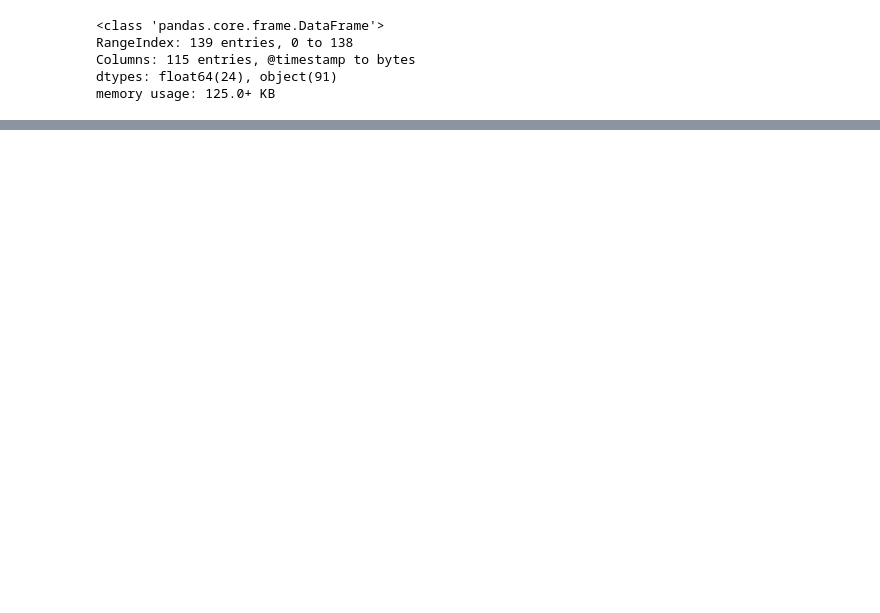
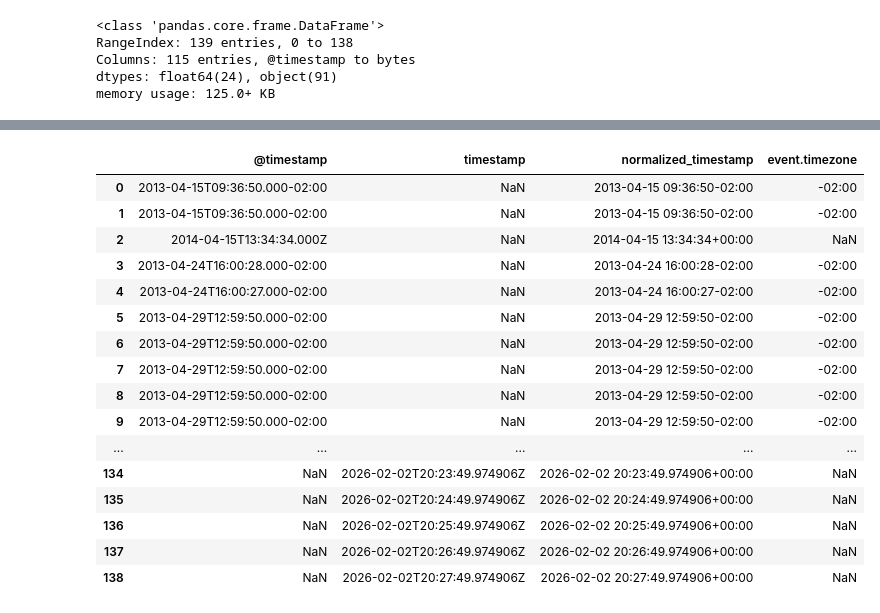
Before and after one commit to SSaquif/CST8801_Lab_2_Firewall_Log_Analytics, a Jupyter notebook: firewall_log_analysis.ipynb, the cells around one changed output, grey strips where cells are left out. Saved outputs shown, nothing was run; the diff lists cells and outputs as text; code cells hidden in the pictures; blank space fills up the shorter version.

```diff
--- a/firewall_log_analysis.ipynb
+++ b/firewall_log_analysis.ipynb
@@ -55,0 +78,33 @@ else:
+# %%
+
+# Normalize timestamp: use '@timestamp' if present, else 'timestamp', else NaN
+import numpy as np
+def get_normalized_timestamp(row):
+    if pd.notna(row.get('@timestamp')) and row.get('@timestamp') != '':
+        return row.get('@timestamp')
+    elif pd.notna(row.get('timestamp')) and row.get('timestamp') != '':
+        return row.get('timestamp')
+    else:
+        return np.nan
+
+df['normalized_timestamp'] = df.apply(get_normalized_timestamp, axis=1)
+df['normalized_timestamp'] = pd.to_datetime(df['normalized_timestamp'], errors='coerce')
+df[['@timestamp', 'timestamp', 'normalized_timestamp', 'event.timezone']]
+# %% [output]
+|  | @timestamp | timestamp | normalized_timestamp | event.timezone |
+| 0 | 2013-04-15T09:36:50.000-02:00 | NaN | 2013-04-15 09:36:50-02:00 | -02:00 |
+| 1 | 2013-04-15T09:36:50.000-02:00 | NaN | 2013-04-15 09:36:50-02:00 | -02:00 |
+| 2 | 2014-04-15T13:34:34.000Z | NaN | 2014-04-15 13:34:34+00:00 | NaN |
+| 3 | 2013-04-24T16:00:28.000-02:00 | NaN | 2013-04-24 16:00:28-02:00 | -02:00 |
+| 4 | 2013-04-24T16:00:27.000-02:00 | NaN | 2013-04-24 16:00:27-02:00 | -02:00 |
+| 5 | 2013-04-29T12:59:50.000-02:00 | NaN | 2013-04-29 12:59:50-02:00 | -02:00 |
+| 6 | 2013-04-29T12:59:50.000-02:00 | NaN | 2013-04-29 12:59:50-02:00 | -02:00 |
+| 7 | 2013-04-29T12:59:50.000-02:00 | NaN | 2013-04-29 12:59:50-02:00 | -02:00 |
+| 8 | 2013-04-29T12:59:50.000-02:00 | NaN | 2013-04-29 12:59:50-02:00 | -02:00 |
+| 9 | 2013-04-29T12:59:50.000-02:00 | NaN | 2013-04-29 12:59:50-02:00 | -02:00 |
+| ... | ... | ... | ... | ... |
+| 134 | NaN | 2026-02-02T20:23:49.974906Z | 2026-02-02 20:23:49.974906+00:00 | NaN |
+| 135 | NaN | 2026-02-02T20:24:49.974906Z | 2026-02-02 20:24:49.974906+00:00 | NaN |
+| 136 | NaN | 2026-02-02T20:25:49.974906Z | 2026-02-02 20:25:49.974906+00:00 | NaN |
+| 137 | NaN | 2026-02-02T20:26:49.974906Z | 2026-02-02 20:26:49.974906+00:00 | NaN |
+| 138 | NaN | 2026-02-02T20:27:49.974906Z | 2026-02-02 20:27:49.974906+00:00 | NaN |
```
Also changed, not shown: parts of 11 cells of this notebook, 1 other file.
